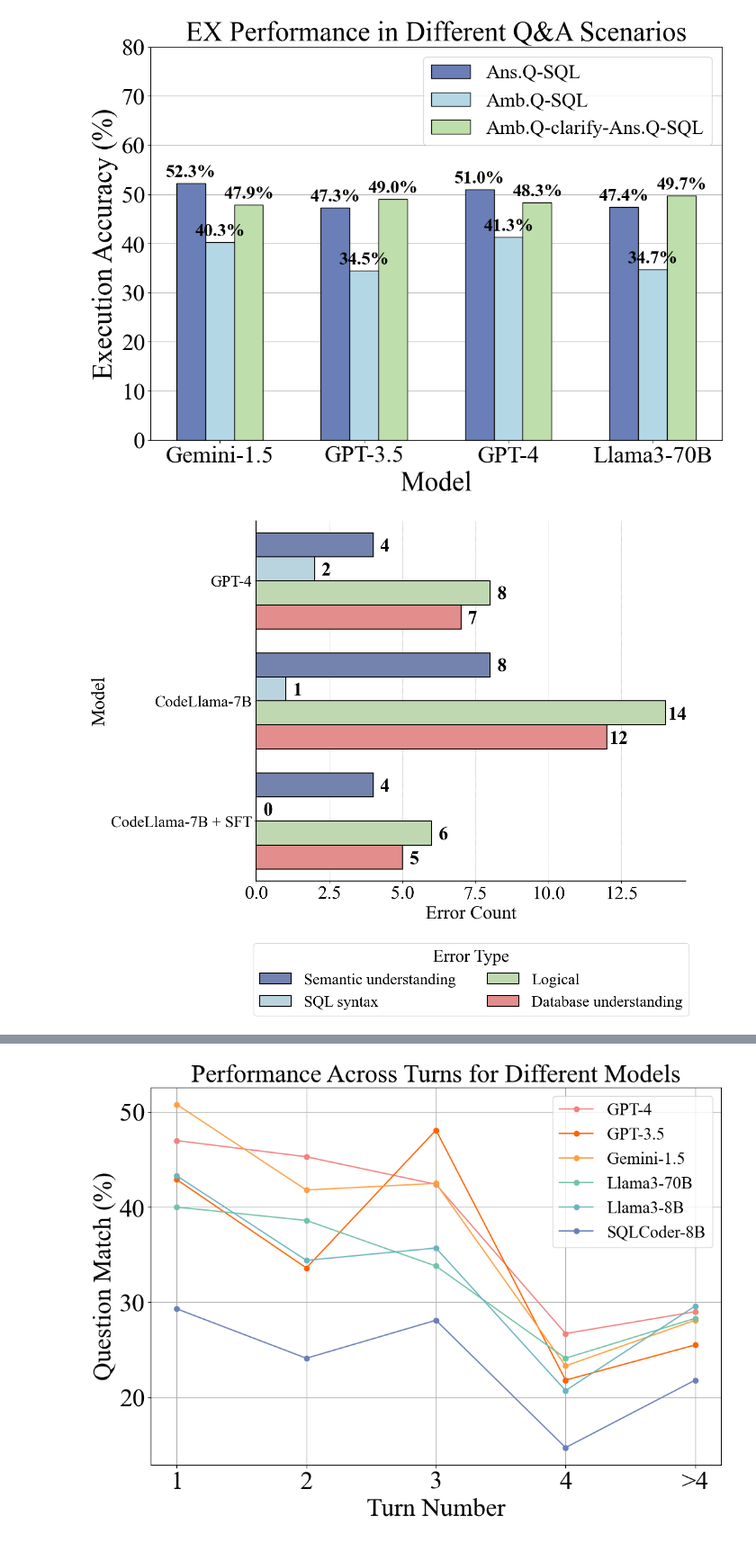
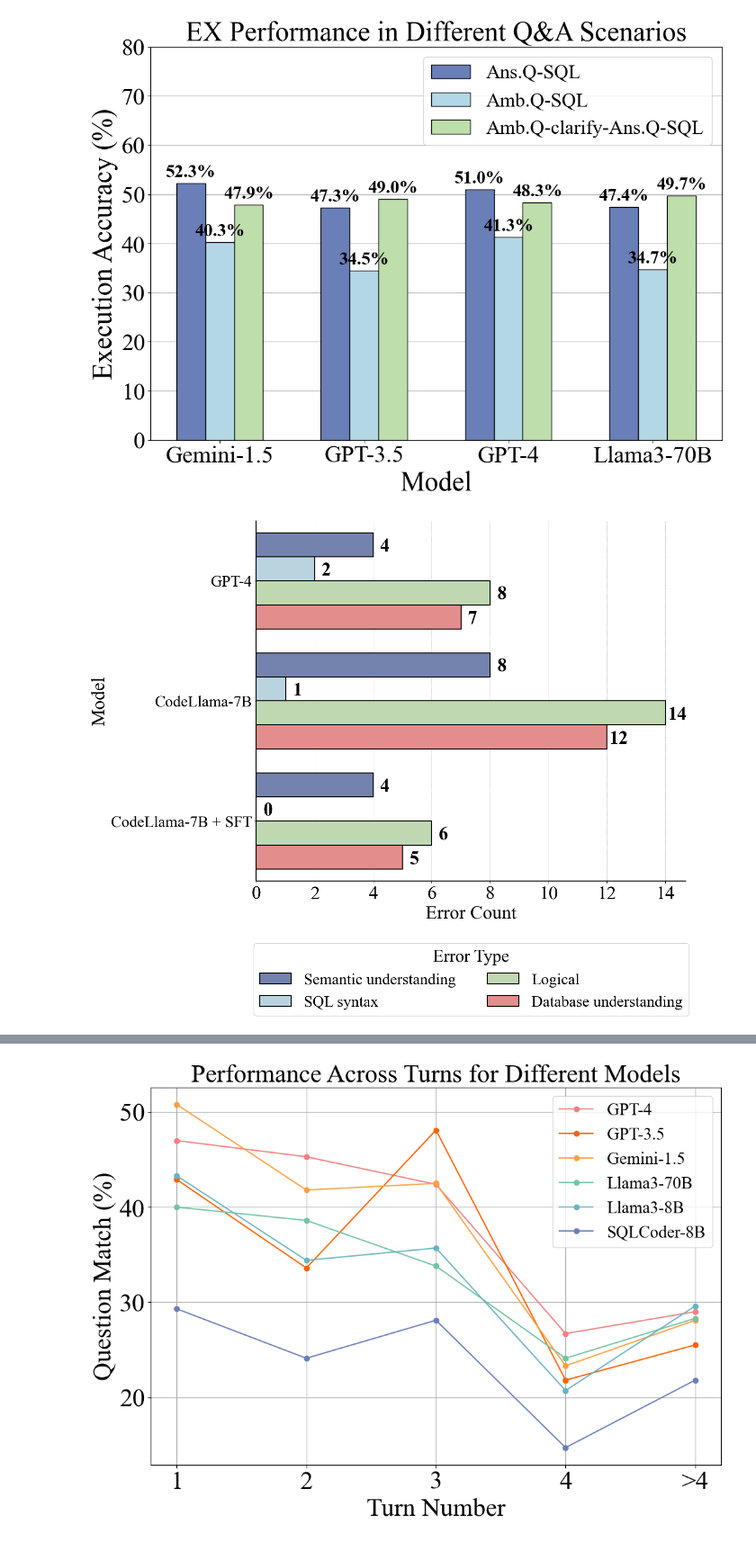
Before and after one commit to mcxiaoxiao/MM-SQL, a Jupyter notebook: analysis_outputs.ipynb, the cells around one changed output, grey strips where cells are left out. Shown at 90% size. Cells and saved outputs as stored; diff of their text form; code cells hidden in the pictures.

```diff
--- a/analysis_outputs.ipynb
+++ b/analysis_outputs.ipynb
@@ -135,7 +135,6 @@ plt.figure(figsize=(14, 12))  # Extend the chart vertically
 barplot = sns.barplot(data=df_melt, x='Error Count', y='Model', hue='Error Type', palette=palette, edgecolor='black', linewidth=1.5, zorder=10)
 
 # Set title and labels
-
 plt.xlabel('Error Count', fontsize=30)
 plt.ylabel('Model', fontsize=30)
 
@@ -143,31 +142,34 @@ plt.ylabel('Model', fontsize=30)
 plt.legend(title='Error Type', fontsize=25, title_fontsize=28, loc='upper center', bbox_to_anchor=(0.5, -0.15), ncol=2)
 
 # Add border
 plt.gca().spines['top'].set_visible(False)
 plt.gca().spines['right'].set_visible(False)
 plt.gca().spines['left'].set_linewidth(1.5)
 plt.gca().spines['bottom'].set_linewidth(1.5)
 
 # Bold y-axis labels
 plt.yticks(fontsize=25)
 
 # Show only x-axis grid lines and place them at the bottom
 plt.grid(True, axis='x', linestyle='--', linewidth=0.5, zorder=0)
 
 # Annotate error counts on the bars
 for i, bar in enumerate(barplot.patches):
     width = bar.get_width()
     height = bar.get_height()
     x = bar.get_x() + width
     y = bar.get_y() + height / 1.7
     barplot.text(x + 0.4, y, '{:.0f}'.format(width), ha='center', va='center', color='black', fontweight='bold', fontsize=30)
 
+# Set x-ticks to be integers with a specified step
+plt.xticks(range(0, 15, 2))  # Adjust the step (2) to reduce density
+
 # Show the chart
 plt.tight_layout()
 
 # Save the figure as a PDF
 plt.savefig('plots/ErrorAnalysis.pdf', format='pdf', bbox_inches='tight')
 
 plt.show()
 # %% [output]
-[figure, old version]
+[figure, new version]
```
Also changed, not shown: parts of 1 cell of this notebook, 2 other files.
